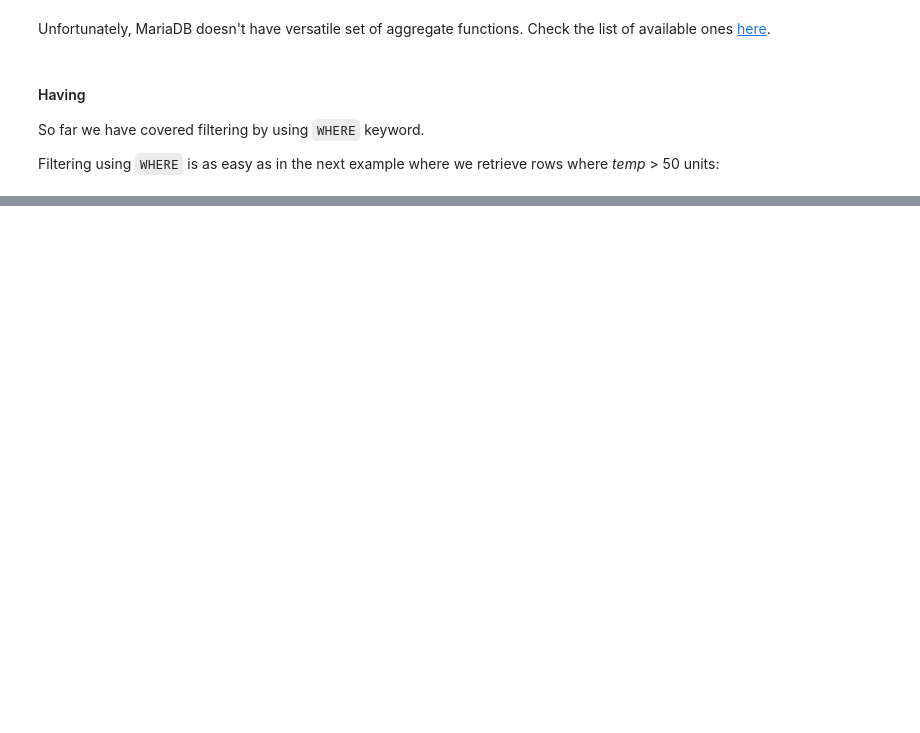
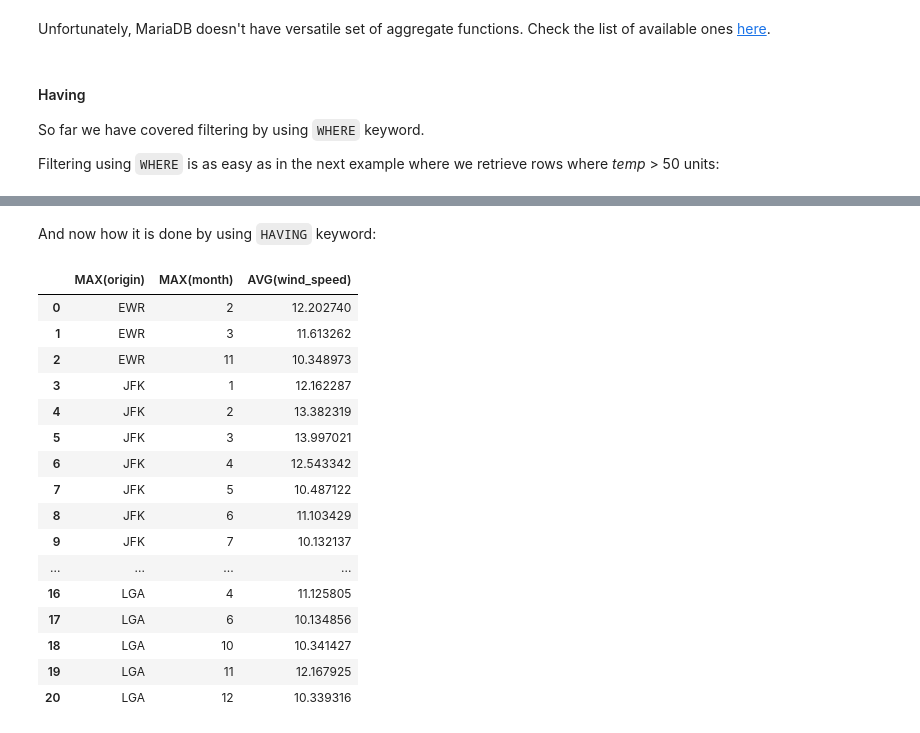
Before and after one commit to Luka-998/PY, a Jupyter notebook: Python Data Science - Learning Path/Lessons with Tasklists/Python10/RDBMS and pandas_B.ipynb, the cells around one changed output, grey strips where cells are left out. Saved outputs shown, nothing was run; the diff lists cells and outputs as text; code cells hidden in the pictures; blank space fills up the shorter version.

```diff
--- a/Python Data Science - Learning Path/Lessons with Tasklists/Python10/RDBMS and pandas_B.ipynb
+++ b/Python Data Science - Learning Path/Lessons with Tasklists/Python10/RDBMS and pandas_B.ipynb
@@ -1867,0 +1165,36 @@ Filtering using `WHERE` is as easy as in the next example where we retrieve rows
+# %% [markdown]
+And now how it is done by using `HAVING` keyword:
+# %%
+query_string = '''
+SELECT
+     MAX(origin),
+     MAX(month),
+     AVG(wind_speed)
+FROM
+     weather
+GROUP BY
+     origin,
+     month
+HAVING
+     AVG(wind_speed) > 10
+'''
+
+query_database(query_string)
+# %% [output]
+|  | MAX(origin) | MAX(month) | AVG(wind_speed) |
+| 0 | EWR | 2 | 12.202740 |
+| 1 | EWR | 3 | 11.613262 |
+| 2 | EWR | 11 | 10.348973 |
+| 3 | JFK | 1 | 12.162287 |
+| 4 | JFK | 2 | 13.382319 |
+| 5 | JFK | 3 | 13.997021 |
+| 6 | JFK | 4 | 12.543342 |
+| 7 | JFK | 5 | 10.487122 |
+| 8 | JFK | 6 | 11.103429 |
+| 9 | JFK | 7 | 10.132137 |
+| ... | ... | ... | ... |
+| 16 | LGA | 4 | 11.125805 |
+| 17 | LGA | 6 | 10.134856 |
+| 18 | LGA | 10 | 10.341427 |
+| 19 | LGA | 11 | 12.167925 |
+| 20 | LGA | 12 | 10.339316 |
```
Also changed, not shown: parts of 100 cells of this notebook, 8 other files.
